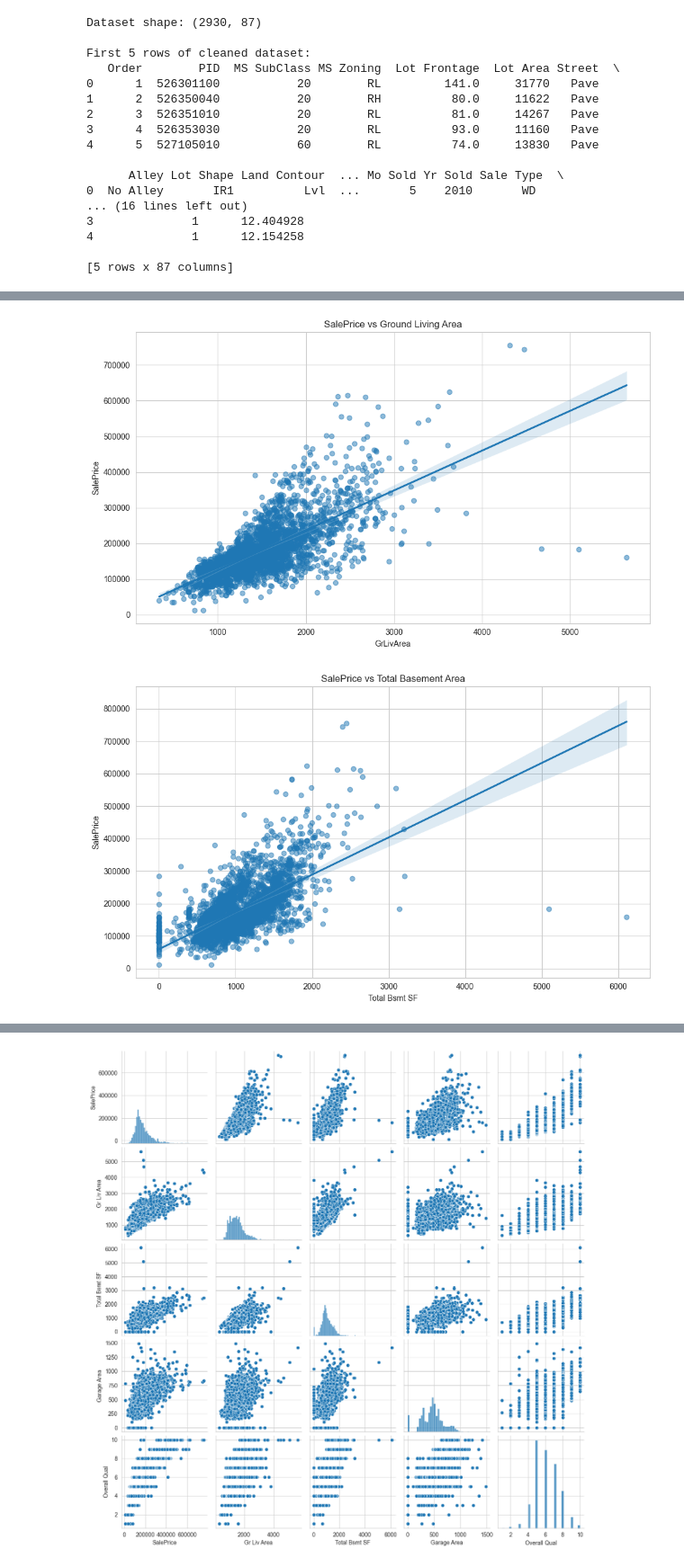
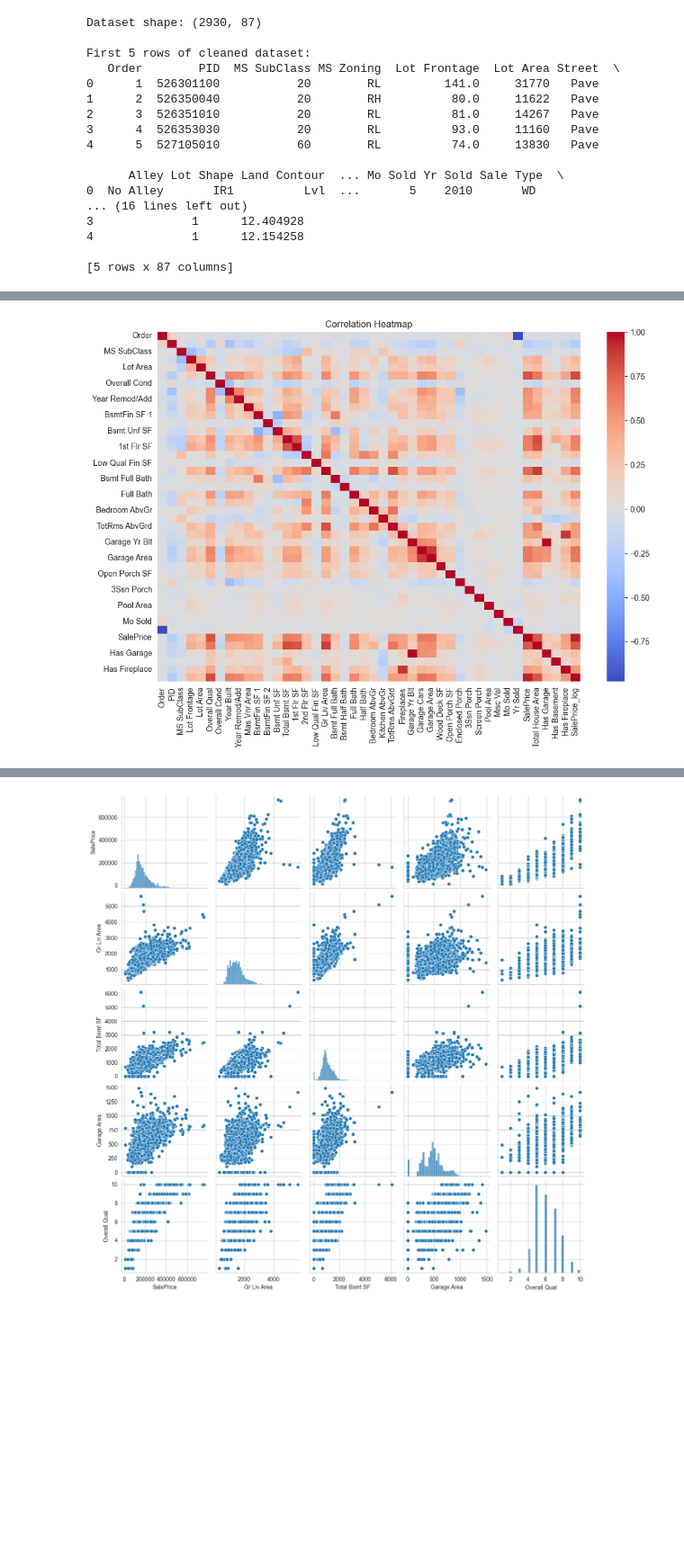
Before and after one commit to LizaGiorgobiani/House-Price-Prediction, a Jupyter notebook: notebooks/03_eda_visualization.ipynb, the cells around one changed output, grey strips where cells are left out. Shown at 90% size. Cells and saved outputs as stored; diff of their text form; code cells hidden in the pictures; blank space fills up the shorter version.

```diff
--- a/notebooks/03_eda_visualization.ipynb
+++ b/notebooks/03_eda_visualization.ipynb
@@ -39,10 +47,10 @@ First 5 rows of cleaned dataset:
 [5 rows x 87 columns]
 # %%
 #select numerical features only
-numeric_features = house_df.select_dtypes(include=[np.number])
+numeric_features = dp.get_numeric_features(house_df)
 
-#display descriptive statistics to understand central tendency and spread
+# display descriptive statistics to understand central tendency and spread
 print("\nDescriptive statistics for numerical features:")
-print(numeric_features.describe())
+dp.describe_numeric(house_df)
 # %% [output]
 Descriptive statistics for numerical features:
@@ -116,33 +85,11 @@ Name: SalePrice, dtype: float64
-# %%
-#scatter plot with trend line SalePrice vs Ground Living Area
-plt.figure()
-sns.regplot(
-    x="Gr Liv Area",
-    y="SalePrice",
-    data=house_df,
-    scatter_kws={"alpha": 0.5}
-)
-plt.title("SalePrice vs Ground Living Area")
-plt.xlabel("GrLivArea")
-plt.ylabel("SalePrice")
-plt.tight_layout()
-plt.savefig("../reports/figures/saleprice_vs_grlivarea.png")
-plt.show()
-
-# 5.2 scatter plot with trend line: SalePrice vs Total Basement Area
-plt.figure()
-sns.regplot(
-    x="Total Bsmt SF",
-    y="SalePrice",
-    data=house_df,
-    scatter_kws={"alpha": 0.5}
-)
-plt.title("SalePrice vs Total Basement Area")
-plt.xlabel("Total Bsmt SF")
-plt.ylabel("SalePrice")
-plt.tight_layout()
-plt.savefig("../reports/figures/saleprice_vs_totalbsmtsf.png")
-plt.show()
-# %% [output]
-[figure, removed]
-[figure, removed]
+# %%
+#compute correlation matrix for numerical variables
+corr_matrix = numeric_features.corr()
+
+#visualize correlations using a heatmap
+vz.plot_heatmap(
+    house_df,
+    save_path="../reports/figures/correlation_heatmap.png"
+)
+# %% [output]
+[figure, added]
```
Also changed, not shown: parts of 10 cells of this notebook, 17 other files.
